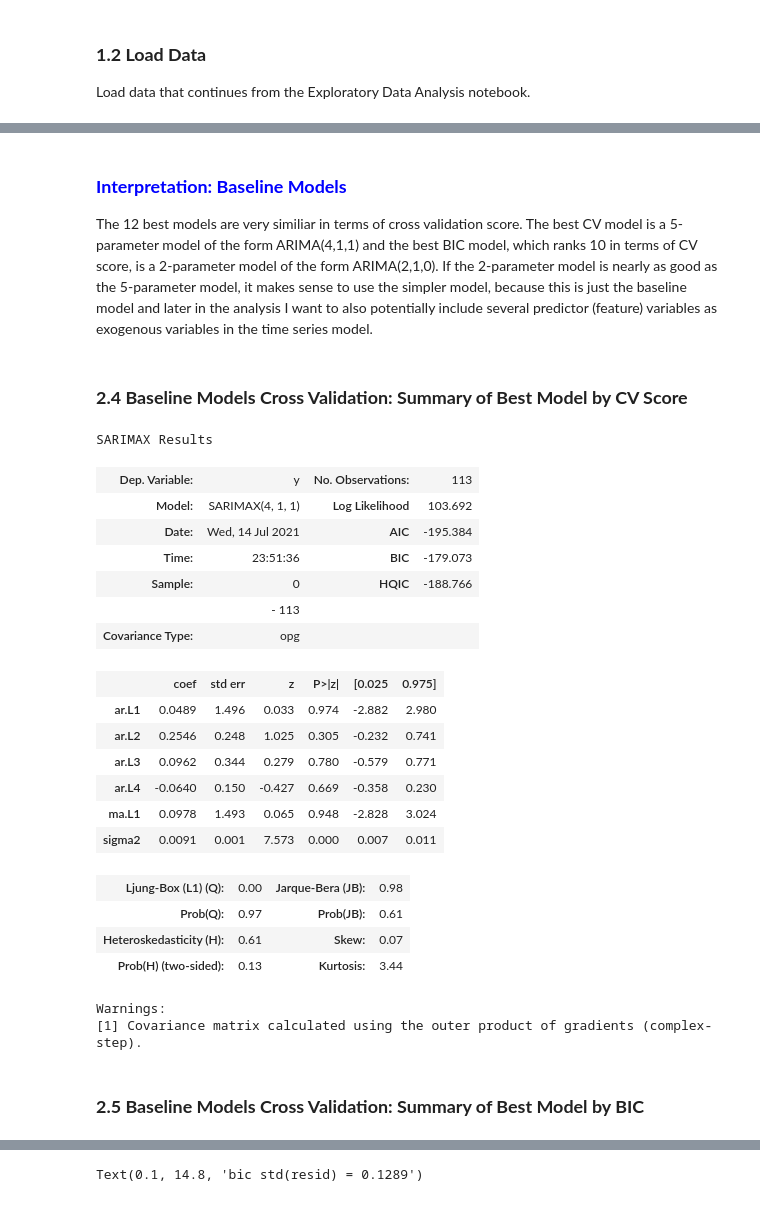
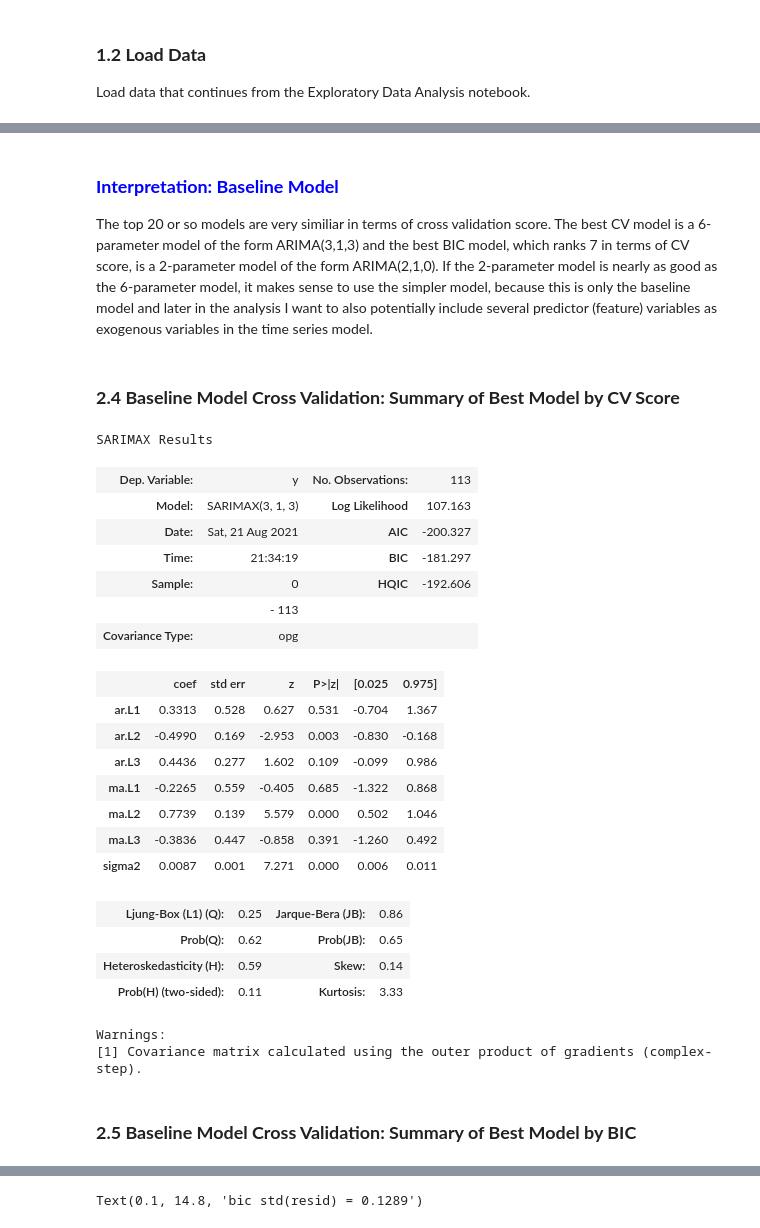
Before and after one commit to gskalski267/springboard, a Jupyter notebook: Capstone_Project_2/notebooks/Cap2_Preprocessing_and_Training.ipynb, the cells around one changed output, grey strips where cells are left out. Cells and saved outputs as stored; diff of their text form; code cells hidden in the pictures.

```diff
--- a/Capstone_Project_2/notebooks/Cap2_Preprocessing_and_Training.ipynb
+++ b/Capstone_Project_2/notebooks/Cap2_Preprocessing_and_Training.ipynb
@@ -131,7 +131,7 @@ for int01 in intcpt_lst01:
                 print('iteration:',ct01,int01,p01,q01)
 
             #arima model (p,1,q), with_intercept = int01
-            base_arima_model = pm.ARIMA(order=(p01, 1, q01), with_intercept=int01, scoring='mse', maxiter=20, suppress_warnings=True)
+            base_arima_model = pm.ARIMA(order=(p01, 1, q01), with_intercept=int01, scoring='mse', maxiter=30, suppress_warnings=True)
             #cross validation
             cv_scor_base_arima_model = pm.model_selection.cross_validate(base_arima_model, df_ln_train['delinq'], scoring='mean_squared_error', cv=cvset_base_arima_model, verbose=0)
             #fit full training data
@@ -216,43 +216,44 @@ axes01.get_legend().remove()
 # %% [markdown]
-### <b><font color='blue'> Interpretation: Baseline Models </font></b>
-The 12 best models are very similiar in terms of cross validation score.  The best CV model is a 5-parameter model of the form ARIMA(4,1,1) and the best BIC model, which ranks 10 in terms of CV score, is a 2-parameter model of the form ARIMA(2,1,0). If the 2-parameter model is nearly as good as the 5-parameter model, it makes sense to use the simpler model, because this is just the baseline model and later in the analysis I want to also potentially include several predictor (feature) variables as exogenous variables in the time series model.
+### <b><font color='blue'> Interpretation: Baseline Model </font></b>
+The top 20 or so models are very similiar in terms of cross validation score.  The best CV model is a 6-parameter model of the form ARIMA(3,1,3) and the best BIC model, which ranks 7 in terms of CV score, is a 2-parameter model of the form ARIMA(2,1,0). If the 2-parameter model is nearly as good as the 6-parameter model, it makes sense to use the simpler model, because this is only the baseline model and later in the analysis I want to also potentially include several predictor (feature) variables as exogenous variables in the time series model.
 # %% [markdown]
-### <b>2.4 Baseline Models Cross Validation: Summary of Best Model by CV Score</b>
+### <b>2.4 Baseline Model Cross Validation: Summary of Best Model by CV Score</b>
 # %%
 #CV score: best parameters
 idx01 = df_base_arima_cv_res[df_base_arima_cv_res['mse_mean_rk']==1.0].index[0]
 int01 = df_base_arima_cv_res.loc[idx01,'intercept']
 p01 = df_base_arima_cv_res.loc[idx01,'p']
 q01 = df_base_arima_cv_res.loc[idx01,'q']
 
 #Fit model
-base_arima_model = pm.ARIMA(order=(p01, 1, q01), with_intercept=int01, scoring='mse', maxiter=20, suppress_warnings=True)
+base_arima_model = pm.ARIMA(order=(p01, 1, q01), with_intercept=int01, scoring='mse', maxiter=30, suppress_warnings=True)
 base_arima_model.fit(df_ln_train['delinq'])
 base_arima_model.summary()
 # %% [output]
 SARIMAX Results
 | Dep. Variable: | y | No. Observations: | 113 |
-| Model: | SARIMAX(4, 1, 1) | Log Likelihood | 103.692 |
-| Date: | Wed, 14 Jul 2021 | AIC | -195.384 |
-| Time: | 23:51:36 | BIC | -179.073 |
-| Sample: | 0 | HQIC | -188.766 |
+| Model: | SARIMAX(3, 1, 3) | Log Likelihood | 107.163 |
+| Date: | Sat, 21 Aug 2021 | AIC | -200.327 |
+| Time: | 21:34:19 | BIC | -181.297 |
+| Sample: | 0 | HQIC | -192.606 |
 |  | - 113 |  |  |
 | Covariance Type: | opg |  |  |
 |  | coef | std err | z | P>|z| | [0.025 | 0.975] |
-| ar.L1 | 0.0489 | 1.496 | 0.033 | 0.974 | -2.882 | 2.980 |
-| ar.L2 | 0.2546 | 0.248 | 1.025 | 0.305 | -0.232 | 0.741 |
-| ar.L3 | 0.0962 | 0.344 | 0.279 | 0.780 | -0.579 | 0.771 |
-| ar.L4 | -0.0640 | 0.150 | -0.427 | 0.669 | -0.358 | 0.230 |
-| ma.L1 | 0.0978 | 1.493 | 0.065 | 0.948 | -2.828 | 3.024 |
-| sigma2 | 0.0091 | 0.001 | 7.573 | 0.000 | 0.007 | 0.011 |
+| ar.L1 | 0.3313 | 0.528 | 0.627 | 0.531 | -0.704 | 1.367 |
+| ar.L2 | -0.4990 | 0.169 | -2.953 | 0.003 | -0.830 | -0.168 |
+| ar.L3 | 0.4436 | 0.277 | 1.602 | 0.109 | -0.099 | 0.986 |
+| ma.L1 | -0.2265 | 0.559 | -0.405 | 0.685 | -1.322 | 0.868 |
+| ma.L2 | 0.7739 | 0.139 | 5.579 | 0.000 | 0.502 | 1.046 |
+| ma.L3 | -0.3836 | 0.447 | -0.858 | 0.391 | -1.260 | 0.492 |
+| sigma2 | 0.0087 | 0.001 | 7.271 | 0.000 | 0.006 | 0.011 |
-| Ljung-Box (L1) (Q): | 0.00 | Jarque-Bera (JB): | 0.98 |
-| Prob(Q): | 0.97 | Prob(JB): | 0.61 |
-| Heteroskedasticity (H): | 0.61 | Skew: | 0.07 |
-| Prob(H) (two-sided): | 0.13 | Kurtosis: | 3.44 |
+| Ljung-Box (L1) (Q): | 0.25 | Jarque-Bera (JB): | 0.86 |
+| Prob(Q): | 0.62 | Prob(JB): | 0.65 |
+| Heteroskedasticity (H): | 0.59 | Skew: | 0.14 |
+| Prob(H) (two-sided): | 0.11 | Kurtosis: | 3.33 |
 Warnings:
 [1] Covariance matrix calculated using the outer product of gradients (complex-step).
 # %% [markdown]
-### <b>2.5 Baseline Models Cross Validation: Summary of Best Model by BIC</b>
+### <b>2.5 Baseline Model Cross Validation: Summary of Best Model by BIC</b>
 # %%
 #BIC: best parameters
 idx01 = df_base_arima_cv_res[df_base_arima_cv_res['bic_rk']==1.0].index[0]
```
Also changed, not shown: parts of 36 cells of this notebook.
